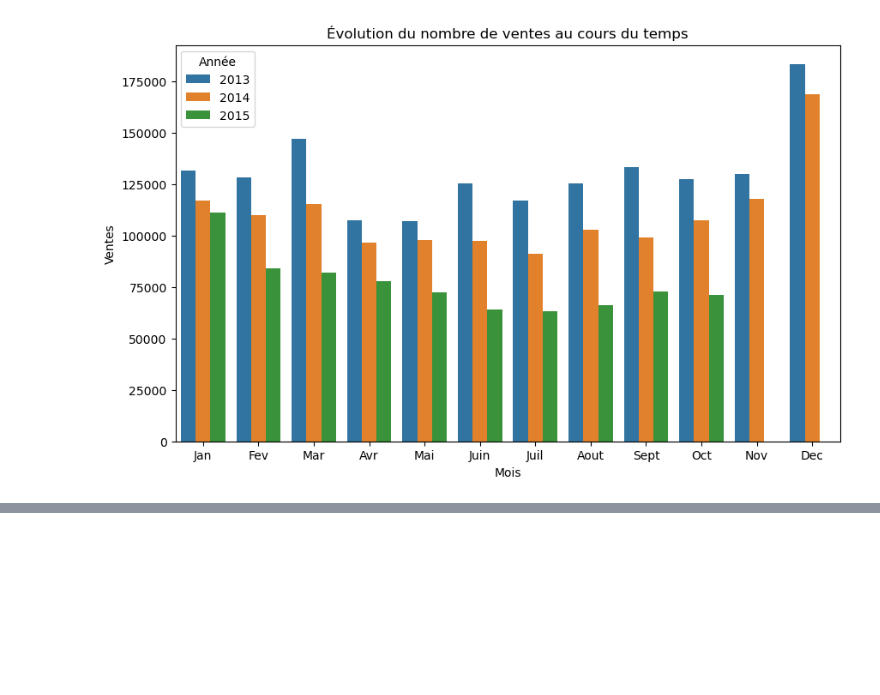
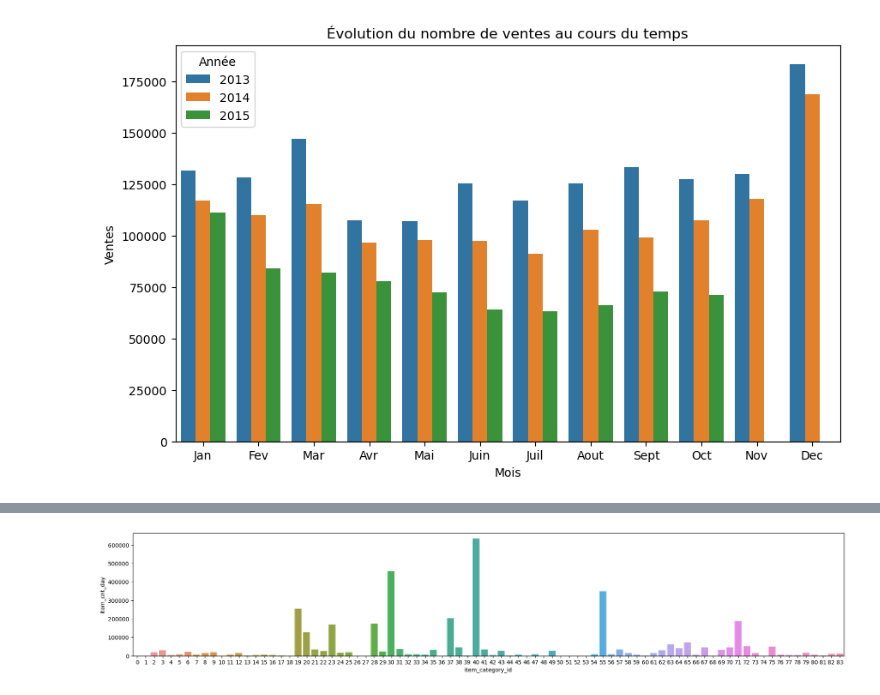
Before and after one commit to AugustinCablant/Learning-ML, a Jupyter notebook: Projects/Predict_futur_sales.ipynb, the cells around one changed output, grey strips where cells are left out. Cells and saved outputs as stored; diff of their text form; code cells hidden in the pictures; blank space fills up the shorter version.

```diff
--- a/Projects/Predict_futur_sales.ipynb
+++ b/Projects/Predict_futur_sales.ipynb
@@ -125,0 +112,8 @@ ventes_par_mois.reset_index()
+# %%
+# Item category wise selling
+df_train_3 = df_train.groupby(['item_category_id'], as_index=False)['item_cnt_day'].sum()
+plt.figure(figsize=(23,4))
+sns.barplot(x="item_category_id",y="item_cnt_day", data = df_train_3)
+plt.show()
+# %% [output]
+[figure, added]
```
Also changed, not shown: parts of 19 cells of this notebook.
